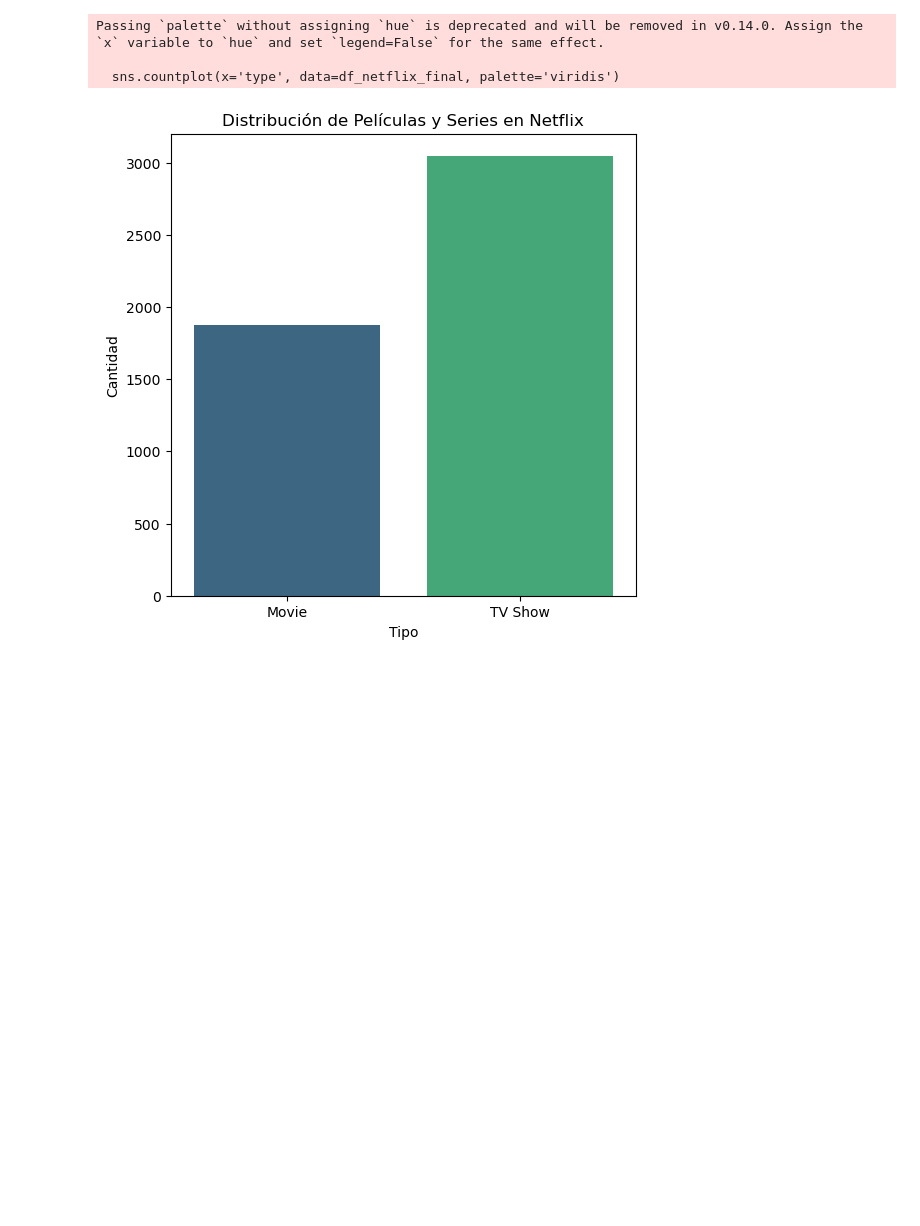
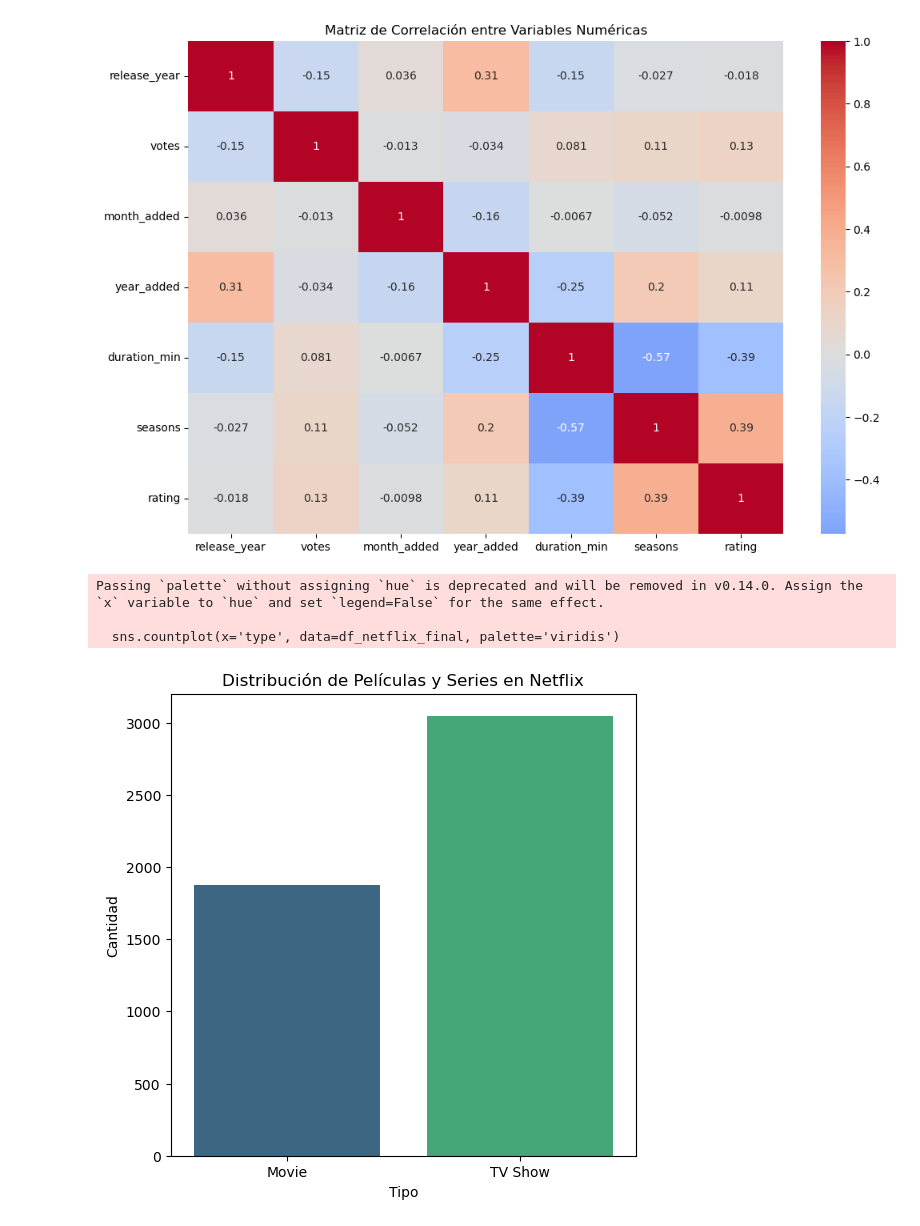
Before and after one commit to Maleni86/Modulo-4_Proyecto-Tableau_Maria_Maleni, a Jupyter notebook: Visualizaciones_Netflix.ipynb, the cells around one changed output. Drawn from its saved outputs; the diff is of its cells as text; code cells hidden in the pictures; blank space fills up the shorter version.

```diff
--- a/Visualizaciones_Netflix.ipynb
+++ b/Visualizaciones_Netflix.ipynb
@@ -21,3 +41,14 @@ df_netflix_final.sample(10)
+# %%
+# Seleccionar variables numéricas relevantes
+numeric_cols = ['release_year', 'votes', 'month_added', 'year_added',
+                'duration_min', 'seasons', 'rating']
+
+plt.figure(figsize=(12, 8))
+sns.heatmap(df_netflix_final[numeric_cols].corr(), annot=True, cmap='coolwarm', center=0)
+plt.title('Matriz de Correlación entre Variables Numéricas')
+plt.show()
+# %% [output]
+[figure, added]
 # %%
 # Gráfico
 plt.figure(figsize=(6,6))
```
Also changed, not shown: parts of 2 cells of this notebook, 1 other file.
